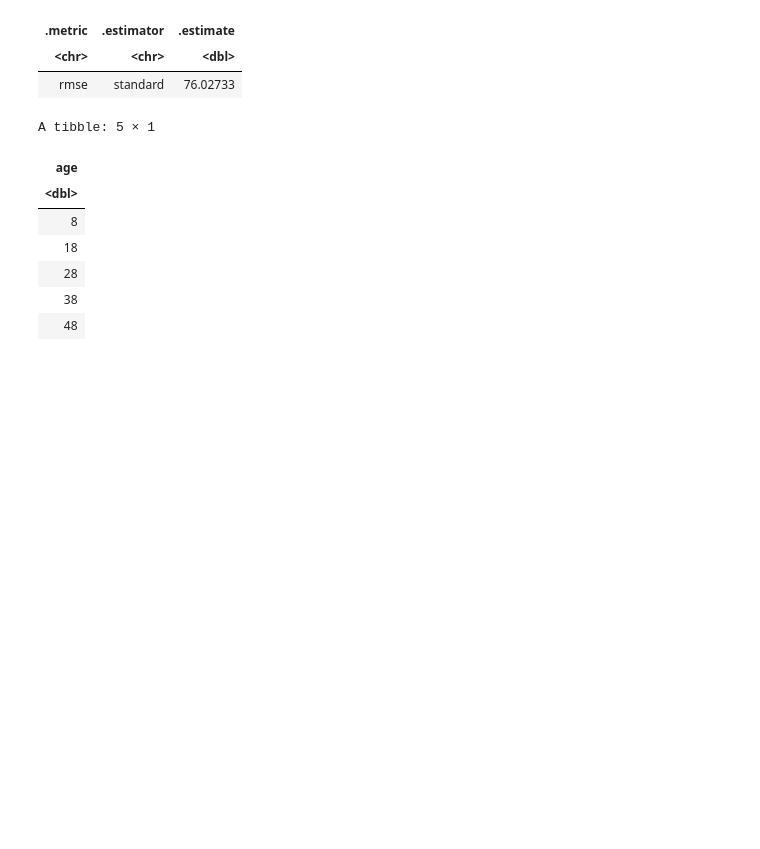
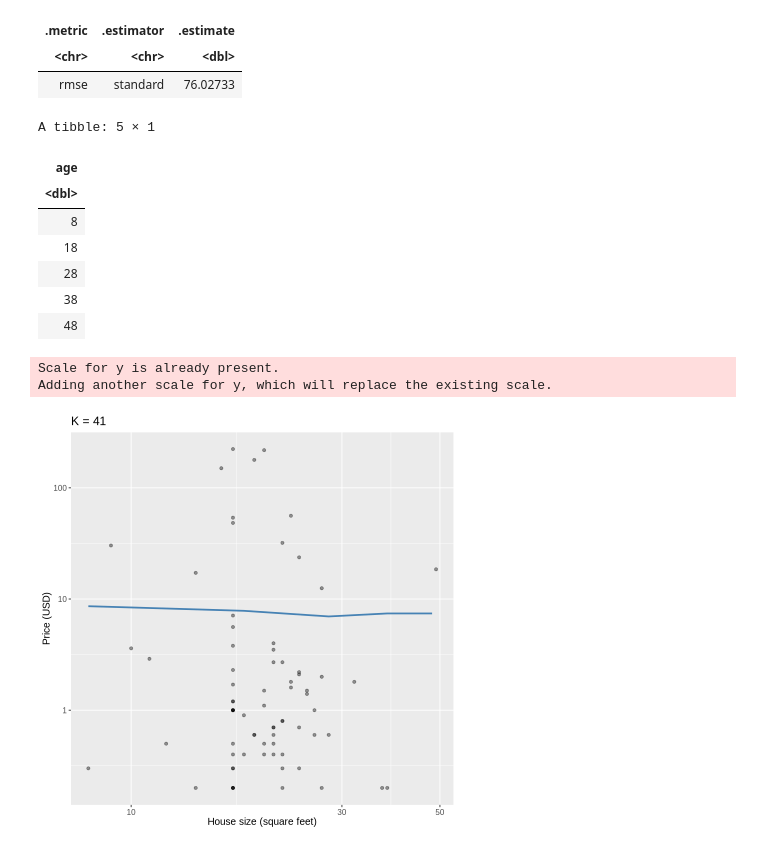
Before and after one commit to azoli113/DSCI100-Project-Group-006-36, a Jupyter notebook: draft.ipynb, the cells around one changed output. Cells and saved outputs as stored; diff of their text form; code cells hidden in the pictures; blank space fills up the shorter version.

Commit message:
plot

```diff
--- a/draft.ipynb
+++ b/draft.ipynb
@@ -232,3 +232,28 @@ A tibble: 5 × 1
 | 28 |
 | 38 |
 | 48 |
+# %%
+
+data_preds <- data_fit |>
+  predict(age_prediction_grid) |>
+  bind_cols(age_prediction_grid)
+
+plot_final <- ggplot(players, aes(x = age, y = hours_played)) +
+  geom_point(alpha = 0.4) +
+  geom_line(data = data_preds,
+            mapping = aes(x = age, y = .pred),
+            color = "steelblue",
+            linewidth = 1) +
+  xlab("House size (square feet)") +
+  ylab("Price (USD)") +
+  scale_y_continuous(labels = dollar_format()) +
+  ggtitle(paste0("K = ", kmin)) +
+     scale_y_log10(labels=comma)+
+     scale_x_log10(labels=comma)+
+  theme(text = element_text(size = 12))
+
+plot_final
+# %% [output]
+Scale for y is already present.
+Adding another scale for y, which will replace the existing scale.
+[figure, added]
```
